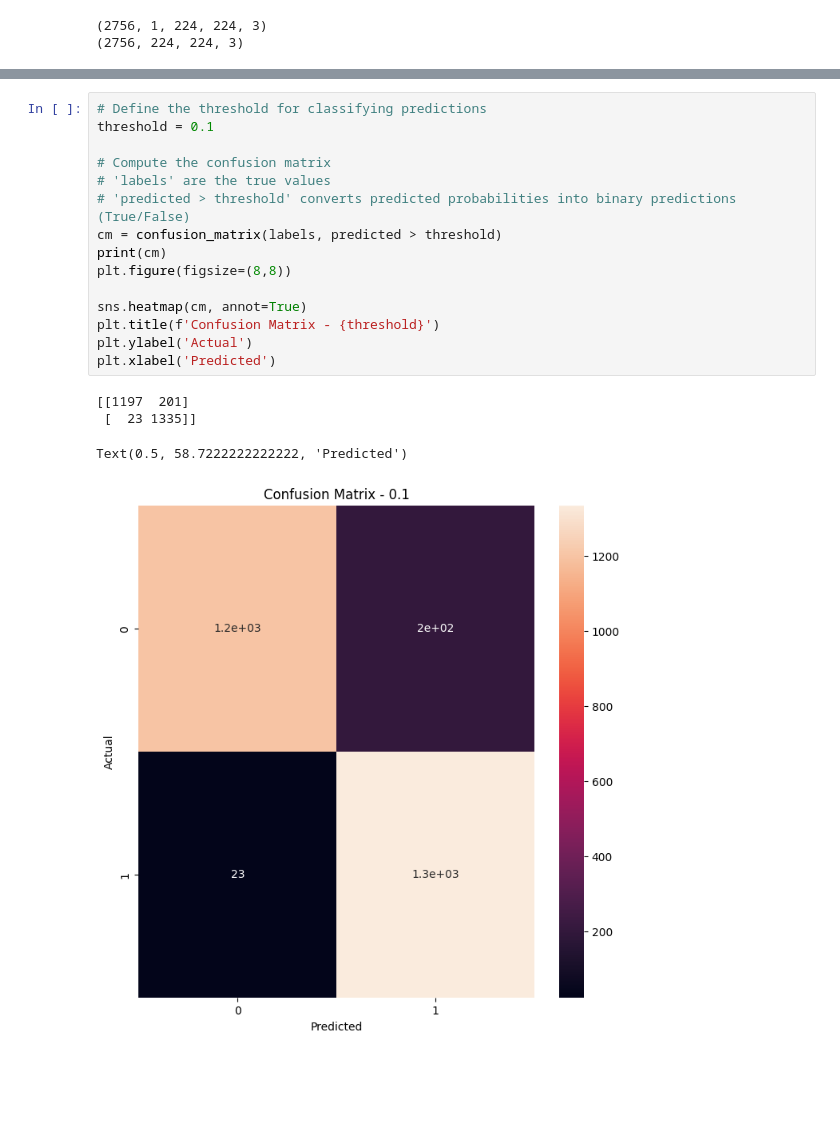
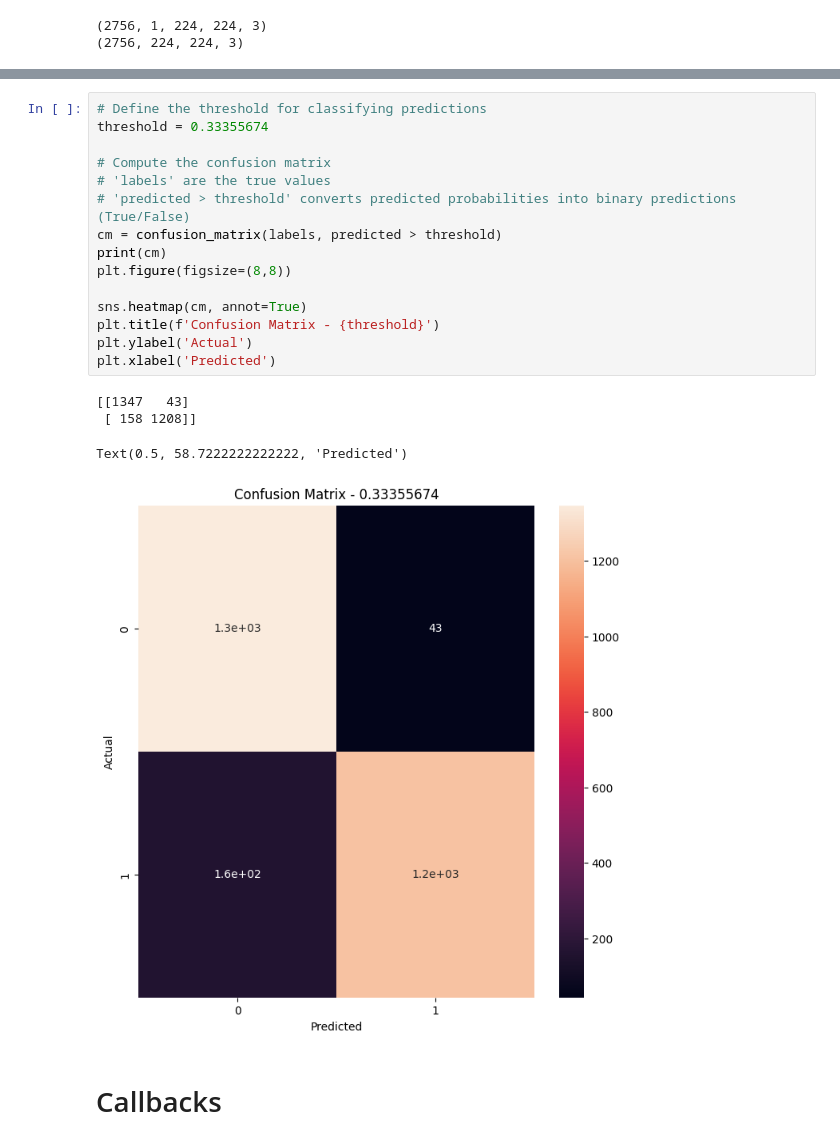
Before and after one commit to ImanNoferesti/TensorFlow_DeepDive, a Jupyter notebook: Malaria_Diagnosis_Neural_Networks.ipynb, the cells around one changed output, grey strips where cells are left out. Drawn from its saved outputs; the diff is of its cells as text; blank space fills up the shorter version.

```diff
--- a/Malaria_Diagnosis_Neural_Networks.ipynb
+++ b/Malaria_Diagnosis_Neural_Networks.ipynb
@@ -1174,20 +1195,22 @@ print(predicted[:,0])
 # %%
 # Define the threshold for classifying predictions
-threshold = 0.1
+threshold = 0.33355674
 
 # Compute the confusion matrix
 # 'labels' are the true values
 # 'predicted > threshold' converts predicted probabilities into binary predictions (True/False)
 cm = confusion_matrix(labels, predicted > threshold)
 print(cm)
 plt.figure(figsize=(8,8))
 
 sns.heatmap(cm, annot=True)
 plt.title(f'Confusion Matrix - {threshold}')
 plt.ylabel('Actual')
 plt.xlabel('Predicted')
 # %% [output]
-[[1197  201]
- [  23 1335]]
+[[1347   43]
+ [ 158 1208]]
 Text(0.5, 58.7222222222222, 'Predicted')
-[figure, old version]
+[figure, new version]
+# %% [markdown]
+# Callbacks
```
Also changed, not shown: parts of 28 cells of this notebook.
